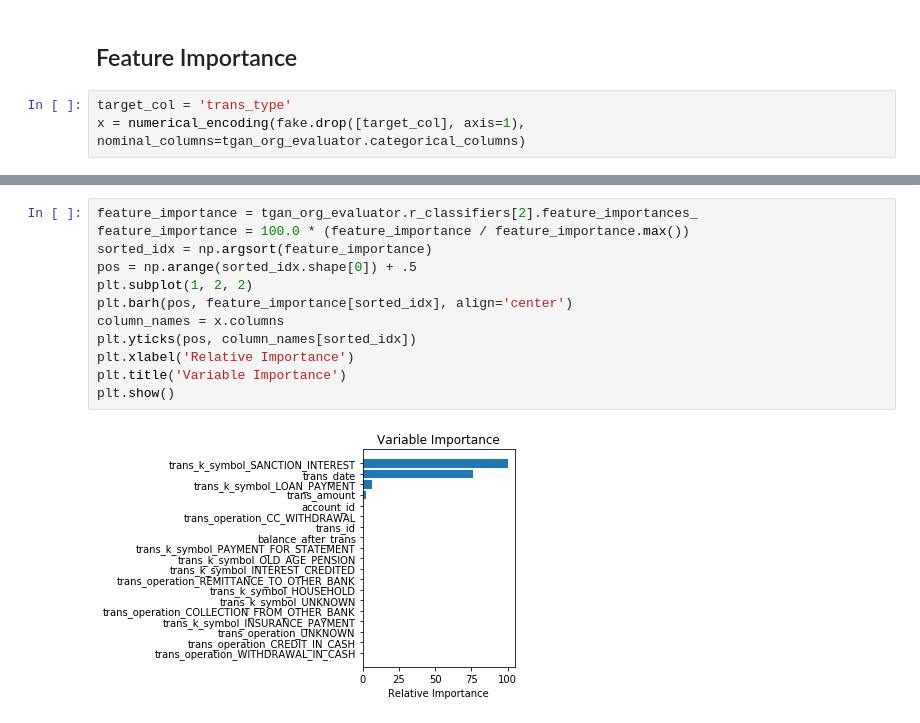
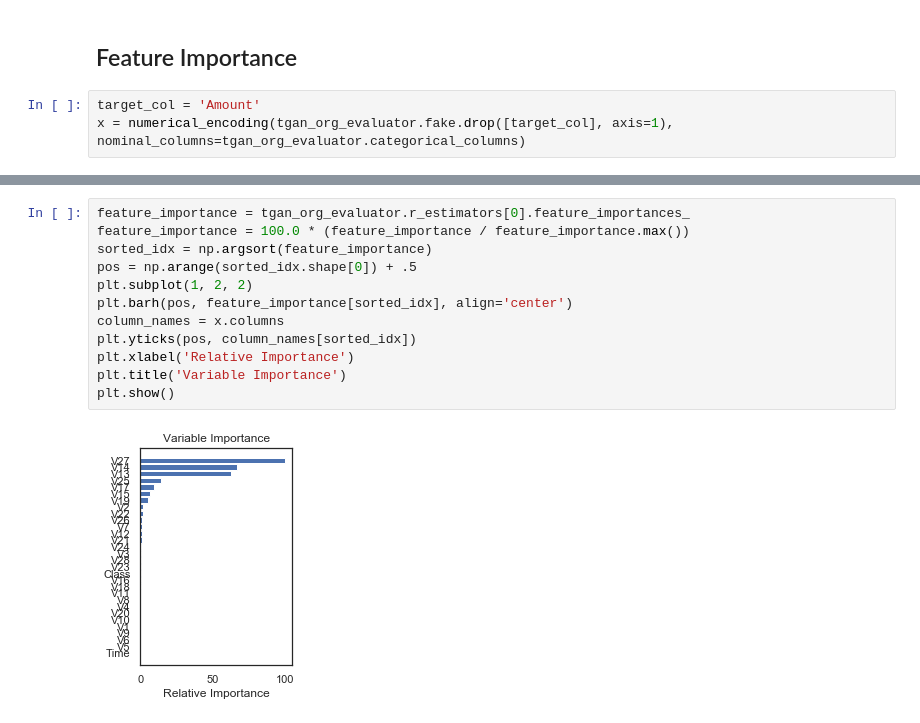
Before and after one commit to Baukebrenninkmeijer/TGAN, a Jupyter notebook: data_comparison_creditcard.ipynb, the cells around one changed output, grey strips where cells are left out. Saved outputs shown, nothing was run; the diff lists cells and outputs as text.

```diff
--- a/data_comparison_creditcard.ipynb
+++ b/data_comparison_creditcard.ipynb
@@ -100,6 +197,6 @@ tablegan_evaluator.visual_evaluation(annot=False)
 # %% [markdown]
 ## Feature Importance
 # %%
-target_col = 'trans_type'
-x = numerical_encoding(fake.drop([target_col], axis=1), nominal_columns=tgan_org_evaluator.categorical_columns)
+target_col = 'Amount'
+x = numerical_encoding(tgan_org_evaluator.fake.drop([target_col], axis=1), nominal_columns=tgan_org_evaluator.categorical_columns)
 # %%
@@ -139,14 +221,14 @@ Index(['trans_id', 'account_id', 'trans_amount', 'balance_after_trans',
 # %%
-feature_importance = tgan_org_evaluator.r_classifiers[2].feature_importances_
+feature_importance = tgan_org_evaluator.r_estimators[0].feature_importances_
 feature_importance = 100.0 * (feature_importance / feature_importance.max())
 sorted_idx = np.argsort(feature_importance)
 pos = np.arange(sorted_idx.shape[0]) + .5
 plt.subplot(1, 2, 2)
 plt.barh(pos, feature_importance[sorted_idx], align='center')
 column_names = x.columns
 plt.yticks(pos, column_names[sorted_idx])
 plt.xlabel('Relative Importance')
 plt.title('Variable Importance')
 plt.show()
 # %% [output]
-[figure, old version]
+[figure, new version]
```
Also changed, not shown: parts of 12 cells of this notebook, 3 other files.
